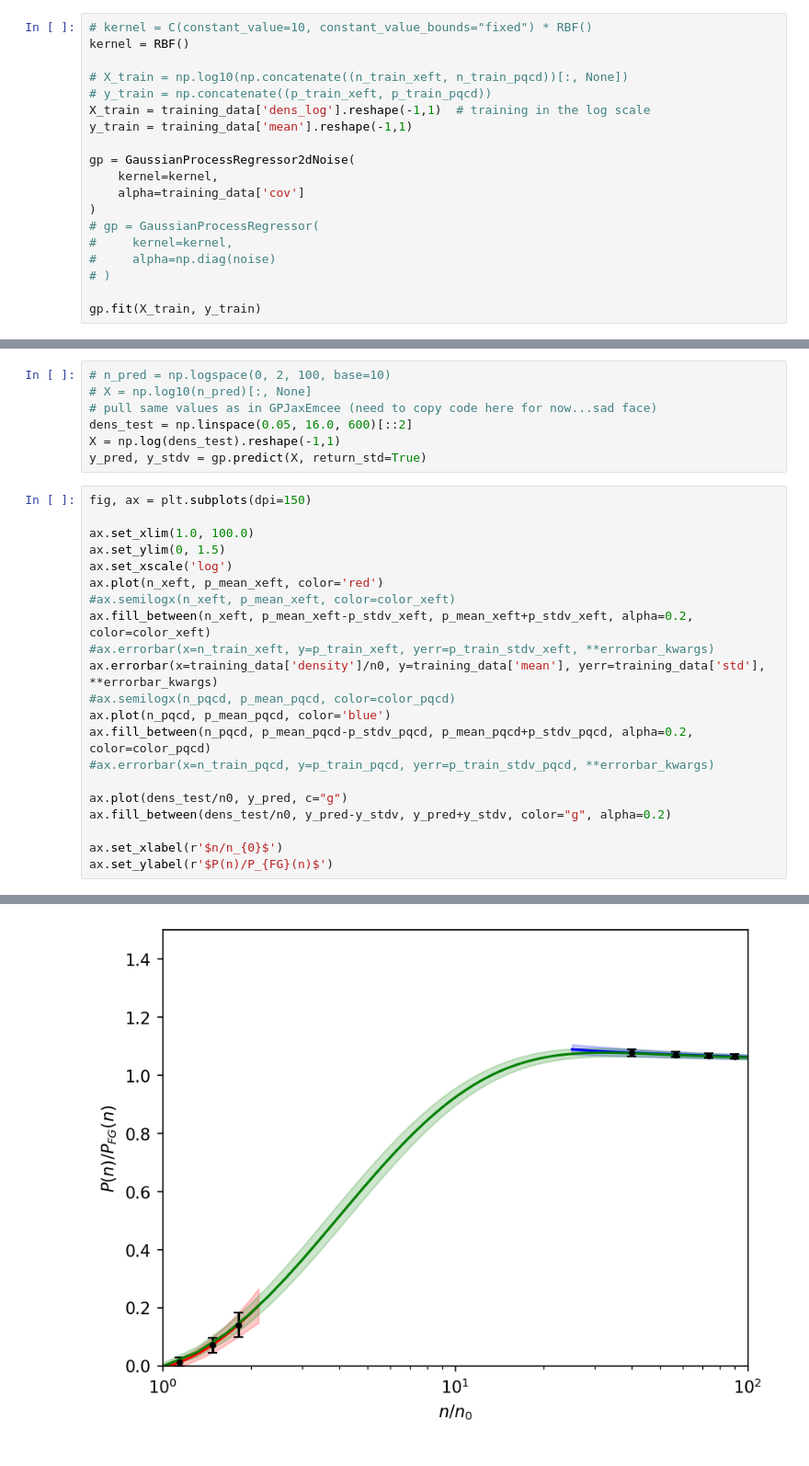
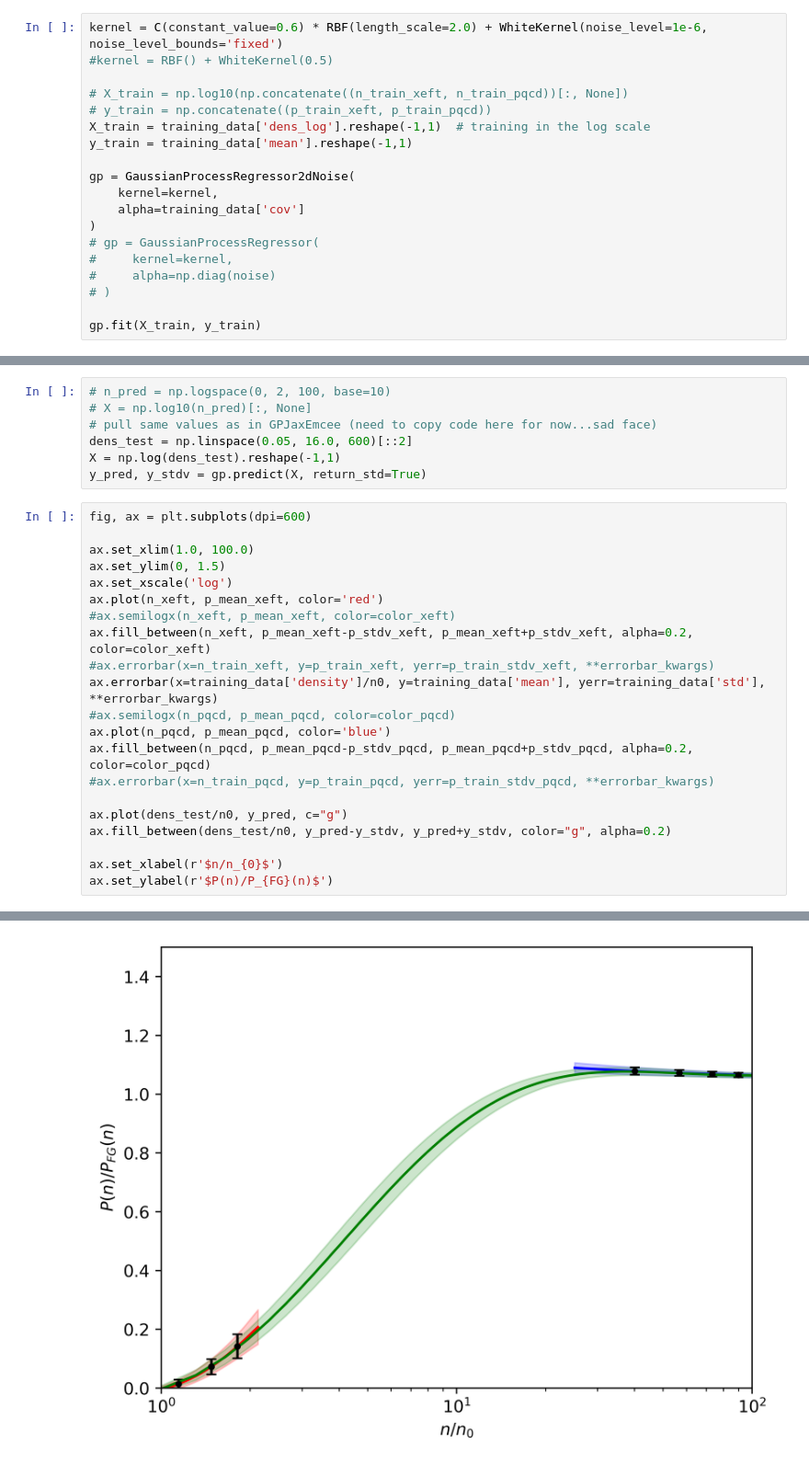
Before and after one commit to asemposki/neutron-rich-bmm, a Jupyter notebook: notebooks/model_mixing.ipynb, the cells around one changed output, grey strips where cells are left out. Shown at 92% size. Saved outputs shown, nothing was run; the diff lists cells and outputs as text.

```diff
--- a/notebooks/model_mixing.ipynb
+++ b/notebooks/model_mixing.ipynb
@@ -132,8 +134,8 @@ ax.fill_between(n_pqcd, p_mean_pqcd-p_stdv_pqcd, p_mean_pqcd+p_stdv_pqcd, alpha=
 # ])
 # noise
 # %%
-# kernel = C(constant_value=10, constant_value_bounds="fixed") * RBF()
-kernel = RBF()
+kernel = C(constant_value=0.6) * RBF(length_scale=2.0) + WhiteKernel(noise_level=1e-6, noise_level_bounds='fixed')
+#kernel = RBF() + WhiteKernel(0.5)
 
 # X_train = np.log10(np.concatenate((n_train_xeft, n_train_pqcd))[:, None])
 # y_train = np.concatenate((p_train_xeft, p_train_pqcd))
@@ -175,27 +182,27 @@ dens_test = np.linspace(0.05, 16.0, 600)[::2]
 X = np.log(dens_test).reshape(-1,1)
 y_pred, y_stdv = gp.predict(X, return_std=True)
 # %%
-fig, ax = plt.subplots(dpi=150)
+fig, ax = plt.subplots(dpi=600)
 
 ax.set_xlim(1.0, 100.0)
 ax.set_ylim(0, 1.5)
 ax.set_xscale('log')
 ax.plot(n_xeft, p_mean_xeft, color='red')
 #ax.semilogx(n_xeft, p_mean_xeft, color=color_xeft)
 ax.fill_between(n_xeft, p_mean_xeft-p_stdv_xeft, p_mean_xeft+p_stdv_xeft, alpha=0.2, color=color_xeft)
 #ax.errorbar(x=n_train_xeft, y=p_train_xeft, yerr=p_train_stdv_xeft, **errorbar_kwargs)
 ax.errorbar(x=training_data['density']/n0, y=training_data['mean'], yerr=training_data['std'], **errorbar_kwargs)
 #ax.semilogx(n_pqcd, p_mean_pqcd, color=color_pqcd)
 ax.plot(n_pqcd, p_mean_pqcd, color='blue')
 ax.fill_between(n_pqcd, p_mean_pqcd-p_stdv_pqcd, p_mean_pqcd+p_stdv_pqcd, alpha=0.2, color=color_pqcd)
 #ax.errorbar(x=n_train_pqcd, y=p_train_pqcd, yerr=p_train_stdv_pqcd, **errorbar_kwargs)
 
 ax.plot(dens_test/n0, y_pred, c="g")
 ax.fill_between(dens_test/n0, y_pred-y_stdv, y_pred+y_stdv, color="g", alpha=0.2)
 
 ax.set_xlabel(r'$n/n_{0}$')
 ax.set_ylabel(r'$P(n)/P_{FG}(n)$')
 # %% [output]
 Text(0, 0.5, '$P(n)/P_{FG}(n)$')
-[figure, old version]
+[figure, new version]
 # %%
```
Also changed, not shown: parts of 10 cells of this notebook, 6 other files.
